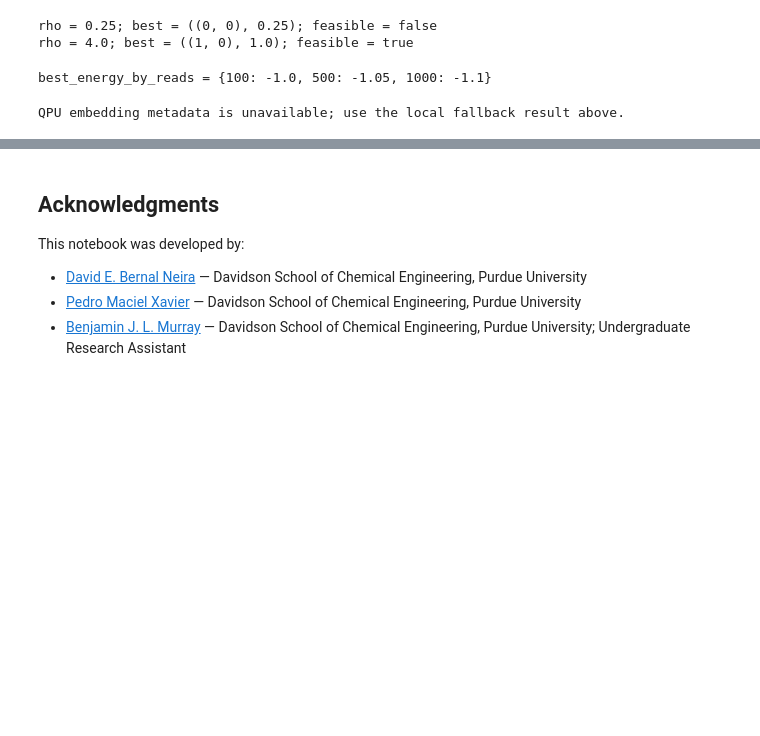
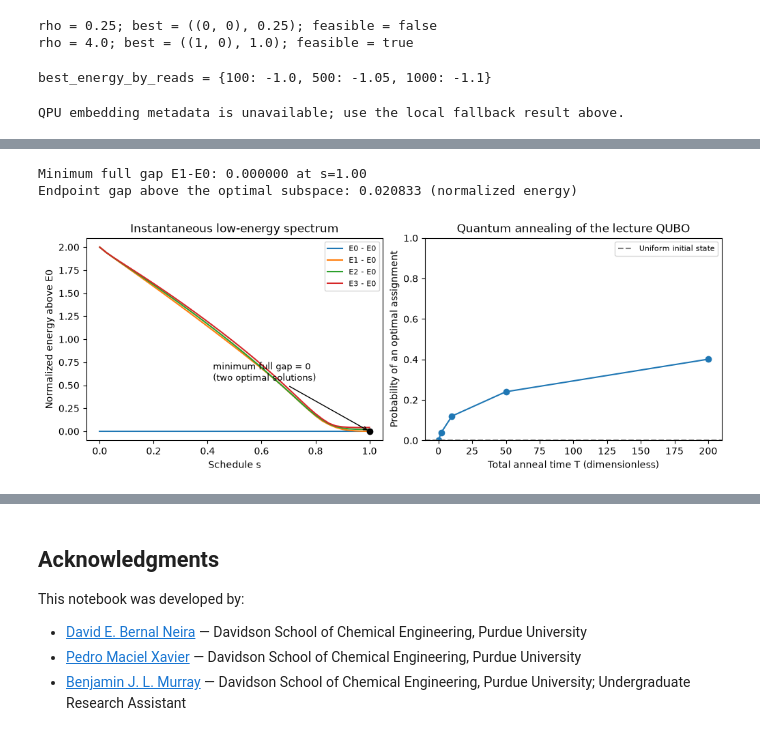
Before and after one commit to JuliaQUBO/QUBONotebooks, a Jupyter notebook: notebooks_py/4-DWAVE_python.ipynb, the cells around one changed output, grey strips where cells are left out. Saved outputs shown, nothing was run; the diff lists cells and outputs as text; code cells hidden in the pictures; blank space fills up the shorter version.

Commit message:
feat: simulate the lecture QUBO with CUDA-Q quantum annealing

```diff
--- a/notebooks_py/4-DWAVE_python.ipynb
+++ b/notebooks_py/4-DWAVE_python.ipynb
@@ -494,0 +515,17 @@ QPU embedding metadata is unavailable; use the local fallback result above.
+# %%
+# Optional CUDA-Q import: a broken installation must not become a clean skip.
+import os
+
+CUDAQ_SKIP_MESSAGE = "Skipping CUDA-Q quantum annealing: install the optional cudaq group."
+try:
+    import cudaq
+except ModuleNotFoundError as exc:
+    if exc.name != "cudaq" or os.environ.get("QUBONOTEBOOKS_CUDAQ_REQUIRE", "0") == "1":
+        raise
+    HAS_CUDAQ = False
+    print(CUDAQ_SKIP_MESSAGE)
+else:
+    HAS_CUDAQ = True
+    cudaq.set_target("qpp-cpu")
+    cudaq.set_random_seed(314159)
+    print("CUDA-Q enabled: qpp-cpu, ideal noiseless quantum annealing.")
@@ -494,0 +675,58 @@ QPU embedding metadata is unavailable; use the local fallback result above.
+# %%
+if HAS_CUDAQ:
+    from scipy.sparse import coo_matrix, diags
+    from scipy.sparse.linalg import eigsh
+
+    rows = np.repeat(basis_indices, n_qubits)
+    columns = (basis_indices[:, None] ^ (1 << np.arange(n_qubits))).ravel()
+    mixer_matrix = coo_matrix(
+        (-np.ones(len(rows)), (rows, columns)),
+        shape=(len(basis_indices), len(basis_indices)),
+    ).tocsr()
+    problem_matrix = diags(qubo_energies / energy_scale)
+    schedule_points = np.linspace(0.0, 1.0, 41)
+    low_spectrum = []
+    # A reproducible generic vector explores symmetry sectors that a uniform
+    # starting vector could miss. Endpoint degeneracies are known exactly.
+    spectral_start = np.random.default_rng(314159).normal(size=len(basis_indices))
+    spectral_start /= np.linalg.norm(spectral_start)
+    for schedule in schedule_points:
+        if schedule == 0.0:
+            eigenvalues = np.array([-n_qubits, -n_qubits + 2, -n_qubits + 2, -n_qubits + 2], dtype=float)
+        elif schedule == 1.0:
+            eigenvalues = np.sort(qubo_energies / energy_scale)[:4]
+        else:
+            instantaneous = (1 - schedule) * mixer_matrix + schedule * problem_matrix
+            eigenvalues, eigenvectors = eigsh(instantaneous, k=4, which="SA", tol=1e-9, v0=spectral_start)
+            residual = instantaneous @ eigenvectors - eigenvectors * eigenvalues
+            assert np.max(np.linalg.norm(residual, axis=0)) < 1e-6
+            eigenvalues = np.sort(eigenvalues)
+        low_spectrum.append(eigenvalues)
+    low_spectrum = np.array(low_spectrum)
+    relative_spectrum = low_spectrum - low_spectrum[:, :1]
+    minimum_gap_index = int(np.argmin(relative_spectrum[:, 1]))
+    endpoint_ground_rank = int(ground_mask.sum())
+    endpoint_gap = (np.min(qubo_energies[~ground_mask]) - ground_energy) / energy_scale
+    np.testing.assert_allclose(relative_spectrum[-1, :endpoint_ground_rank], 0.0, atol=1e-10)
+    print(f"Minimum full gap E1-E0: {relative_spectrum[minimum_gap_index, 1]:.6f} at s={schedule_points[minimum_gap_index]:.2f}")
+    print(f"Endpoint gap above the optimal subspace: {endpoint_gap:.6f} (normalized energy)")
+
+    fig, axes = plt.subplots(1, 2, figsize=(10, 3.7), constrained_layout=True)
+    for level in range(4):
+        axes[0].plot(schedule_points, relative_spectrum[:, level], label=f"E{level} - E0")
+    axes[0].scatter([1.0], [0.0], color="black", zorder=5)
+    axes[0].annotate("minimum full gap = 0\n(two optimal solutions)", xy=(1.0, 0.0),
+                     xytext=(0.42, 0.55), arrowprops={"arrowstyle": "->"}, fontsize=9)
+    axes[0].set(xlabel="Schedule s", ylabel="Normalized energy above E0", title="Instantaneous low-energy spectrum")
+    axes[0].legend(fontsize=8)
+    axes[1].plot([row["T (dimensionless)"] for row in anneal_results],
+                 [row["P(optimal)"] for row in anneal_results], marker="o")
+    axes[1].axhline(ground_mask.sum() / 2 ** n_qubits, color="gray", linestyle="--", label="Uniform initial state")
+    axes[1].set(xlabel="Total anneal time T (dimensionless)", ylabel="Probability of an optimal assignment",
+                ylim=(0, 1), title="Quantum annealing of the lecture QUBO")
+    axes[1].legend(fontsize=8)
+    plt.show()
+# %% [output]
+Minimum full gap E1-E0: 0.000000 at s=1.00
+Endpoint gap above the optimal subspace: 0.020833 (normalized energy)
+[figure, added]
```
Also changed, not shown: parts of 10 cells of this notebook, 5 other files.
